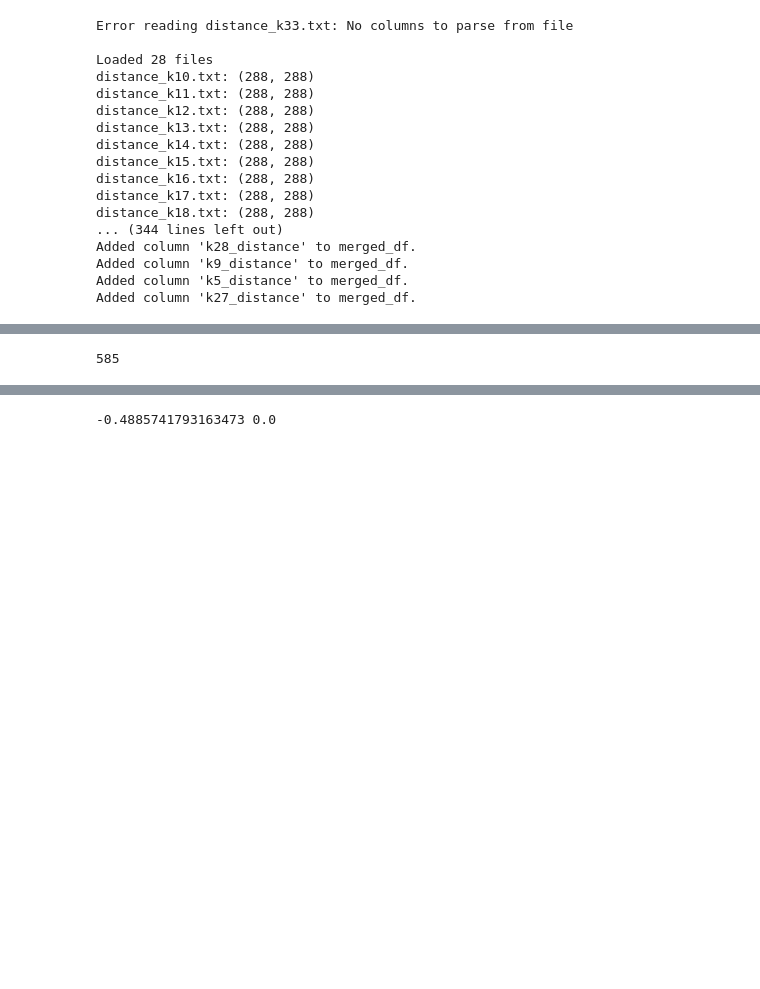
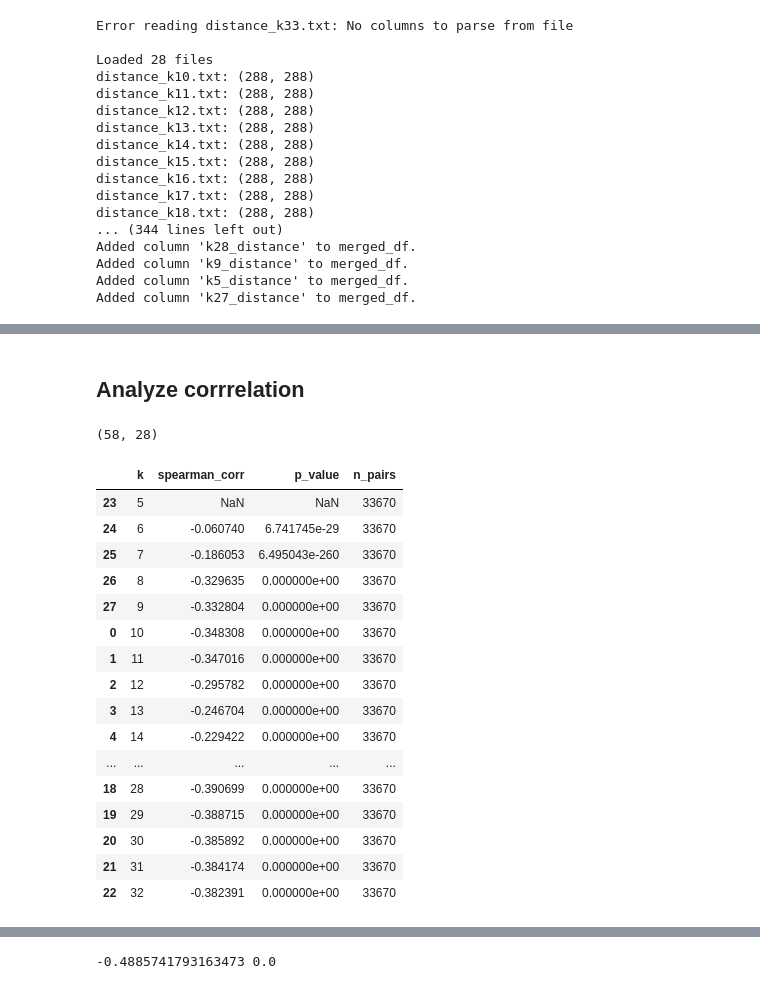
Before and after one commit to StephenHwang/Ok-k-mer, a Jupyter notebook: src/tree_mask.ipynb, the cells around one changed output, grey strips where cells are left out. Cells and saved outputs as stored; diff of their text form; code cells hidden in the pictures; blank space fills up the shorter version.

```diff
--- a/src/tree_mask.ipynb
+++ b/src/tree_mask.ipynb
@@ -403,5 +302,0 @@ chlam_corr_df
-# %%
-# len(chlam_sample_names)
-len(cyano_sample_names)
-# %% [output]
-585
@@ -464,0 +303,2 @@ plot_df['Method'] = plot_df['Method'].replace({'Single k': 'Single k', 'Combined
+# %% [markdown]
+## Analyze corrrelation
@@ -464,0 +339,32 @@ plot_df['Method'] = plot_df['Method'].replace({'Single k': 'Single k', 'Combined
+# %%
+cyano_mask_samples = get_random_samples(cyano_sample_names, sample_fraction=0.1, seed=42)
+chlam_mask_samples = get_random_samples(chlam_sample_names, sample_fraction=0.1, seed=42)
+len(cyano_mask_samples), len(chlam_mask_samples)
+# %% [output]
+(58, 28)
+# %%
+chlam_corr_df_mask = spearman_corr_against_tree(chlam_dashing_dfs, chlam_nwk_dict, chlam_mask_samples)
+
+# Sort by numeric k when possible
+if 'k' in chlam_corr_df_mask.columns:
+    chlam_corr_df_mask = chlam_corr_df_mask.sort_values('k')
+
+chlam_corr_df_mask
+# %% [output]
+|  | k | spearman_corr | p_value | n_pairs |
+| 23 | 5 | NaN | NaN | 33670 |
+| 24 | 6 | -0.060740 | 6.741745e-29 | 33670 |
+| 25 | 7 | -0.186053 | 6.495043e-260 | 33670 |
+| 26 | 8 | -0.329635 | 0.000000e+00 | 33670 |
+| 27 | 9 | -0.332804 | 0.000000e+00 | 33670 |
+| 0 | 10 | -0.348308 | 0.000000e+00 | 33670 |
+| 1 | 11 | -0.347016 | 0.000000e+00 | 33670 |
+| 2 | 12 | -0.295782 | 0.000000e+00 | 33670 |
+| 3 | 13 | -0.246704 | 0.000000e+00 | 33670 |
+| 4 | 14 | -0.229422 | 0.000000e+00 | 33670 |
+| ... | ... | ... | ... | ... |
+| 18 | 28 | -0.390699 | 0.000000e+00 | 33670 |
+| 19 | 29 | -0.388715 | 0.000000e+00 | 33670 |
+| 20 | 30 | -0.385892 | 0.000000e+00 | 33670 |
+| 21 | 31 | -0.384174 | 0.000000e+00 | 33670 |
+| 22 | 32 | -0.382391 | 0.000000e+00 | 33670 |
```
Also changed, not shown: parts of 15 cells of this notebook.
